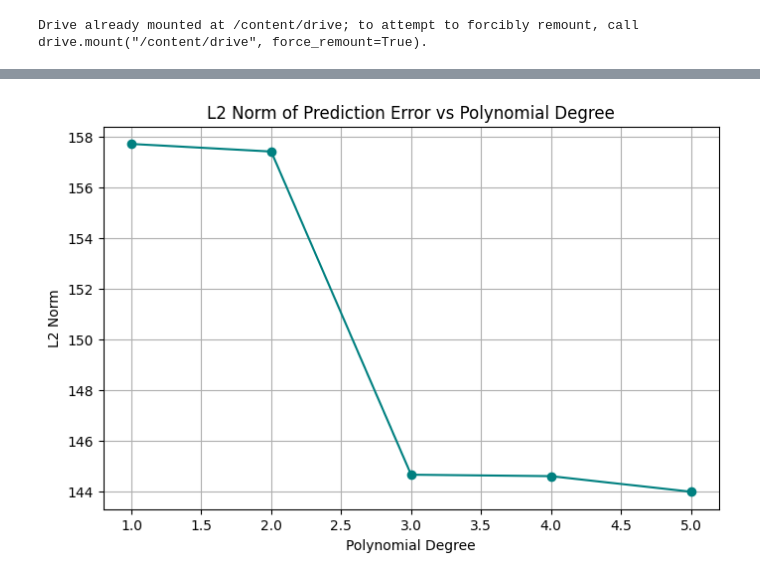
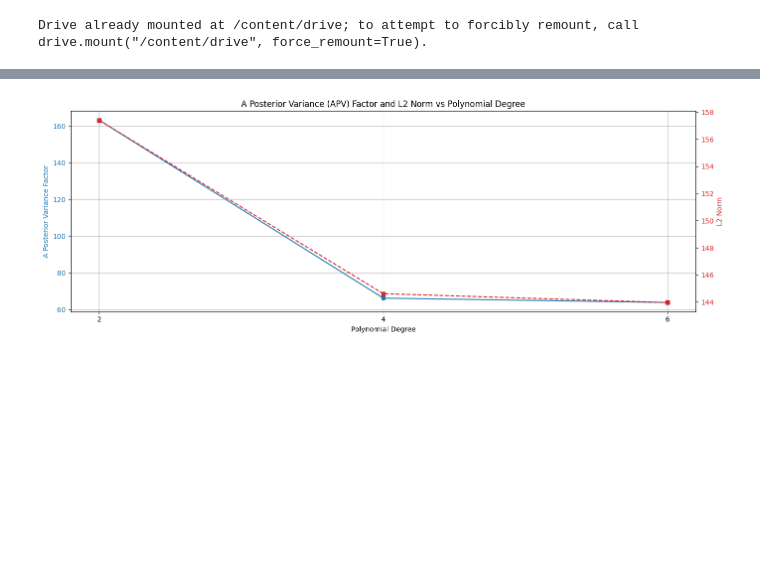
Before and after one commit to AngelicaCasibua/ENGG680_2025_Fall, a Jupyter notebook: Lab_Assignment1/Assignment1.ipynb, the cells around one changed output, grey strips where cells are left out. Drawn from its saved outputs; the diff is of its cells as text; code cells hidden in the pictures; blank space fills up the shorter version.

```diff
--- a/Lab_Assignment1/Assignment1.ipynb
+++ b/Lab_Assignment1/Assignment1.ipynb
@@ -1129,12 +1135,12 @@ Degree 6: 63.85863154212096
 x = df_data['l'].values
 y_true = df_data['l_true'].values
 
-degrees = [1, 2, 3, 4, 5]
+deg_list = [2, 4, 6]
 norms = []
 
-for d in degrees:
+for deg in deg_list:
     # Create polynomial features manually
-    X_poly = np.vstack([x**i for i in range(d + 1)]).T
+    X_poly = np.vstack([x**i for i in range(deg + 1)]).T
 
     # Solve for coefficients using least squares
     coeffs = np.linalg.lstsq(X_poly, y_true, rcond=None)[0]
@@ -1145,5 +1151,5 @@ for d in degrees:
     # Compute L2 norm
     norm = np.linalg.norm(y_pred - y_true)
     norms.append(norm)
-    print(f"Degree {d}: L2 norm = {norm:.2f}")
+    print(f"Degree {deg}: L2 norm = {norm:.3f}")
 # %% [output]
@@ -1155,23 +1159,43 @@ Degree 5: L2 norm = 144.00
 # %%
 # step 11
 # comment on the results of a posterier variance factor and norm, what pattern do you observe
 # (2 marks)
 # ...
 
-plt.figure(figsize=(8, 5))
-plt.plot(degrees, norms, marker='o', linestyle='-', color='teal')
-plt.title("L2 Norm of Prediction Error vs Polynomial Degree")
-plt.xlabel("Polynomial Degree")
-plt.ylabel("L2 Norm")
-plt.grid(True)
+deg_list = [2, 4, 6]
+apv_values = [results_uw[deg][2] for deg in deg_list]  # A Posterior Variance Factors
+norm_values = norms #L2 norms
+
+fig, ax1 = plt.subplots(nrows=1, ncols=1, figsize=(14, 5))
+
+# plot A Posterior Variance Factor
+color = 'tab:blue'
+ax1.set_xlabel('Polynomial Degree')
+ax1.set_ylabel('A Posterior Variance Factor', color=color)
+ax1.plot(deg_list, apv_values, marker='o', color=color, label='A Posterior Variance Factor')
+ax1.tick_params(axis='y', labelcolor=color)
+ax1.set_xticks(deg_list)
+
+# superimpose plot for L2 norm
+ax2 = ax1.twinx()
+color = 'tab:red'
+ax2.set_ylabel('L2 Norm', color=color)
+ax2.plot(deg_list, norm_values, marker='s', linestyle='--', color=color, label='L2 Norm')
+ax2.tick_params(axis='y', labelcolor=color)
+
+# Add title and grid
+plt.title('A Posterior Variance (APV) Factor and L2 Norm vs Polynomial Degree')
+ax1.grid(True)
+
+# Show legend
+fig.tight_layout()
 plt.show()
 
-# Posterior Variance Factor (l_var) reflects the uncertainty or confidence in each observation. Higher values suggest more reliable data points.
-# Norm Trend: As polynomial degree increases, the norm decreases, indicating better fit. However, the improvement plateaus beyond degree 3, suggesting diminishing returns from added complexity.
-# Predictions tend to align more closely with l_true when l_var is high, implying that observations with higher certainty contribute more effectively to model accuracy.
-# The norm reduction is not linear—this suggests that while increasing model complexity helps, the influence of variance-weighted observations is crucial for meaningful improvements.
+# As the polynomial degree increases, both the posterior variance (apv) factor and the L2 norm of the prediction error decrease, indicating improved fit to the data.
+# However, very high-degree polynomials might overfit, capturing noise rather than the true underlying trend.
+# This pattern highlights the trade-off between model complexity and generalization.
 # %% [output]
-[figure, old version]
+[figure, new version]
 # %%
 # step 12
 # now, let's define the P matrix with the proper weights of observation
```
Also changed, not shown: parts of 11 cells of this notebook.
